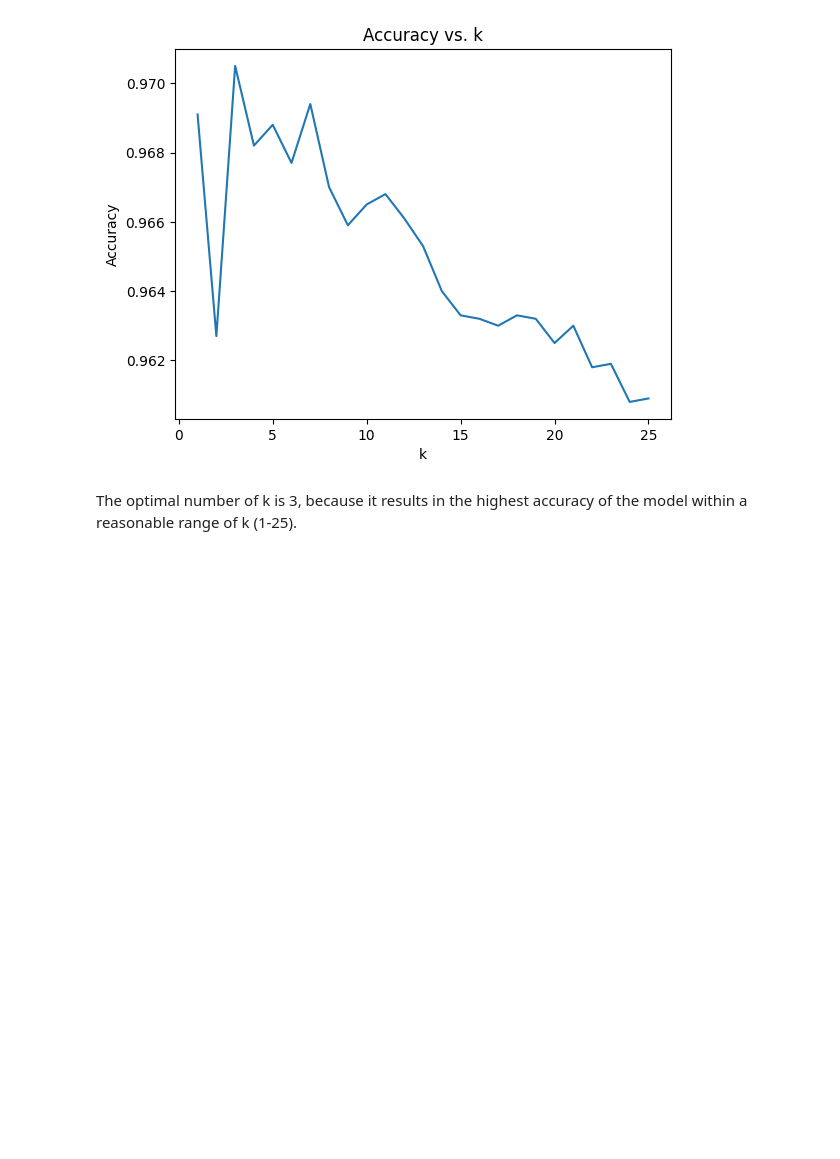
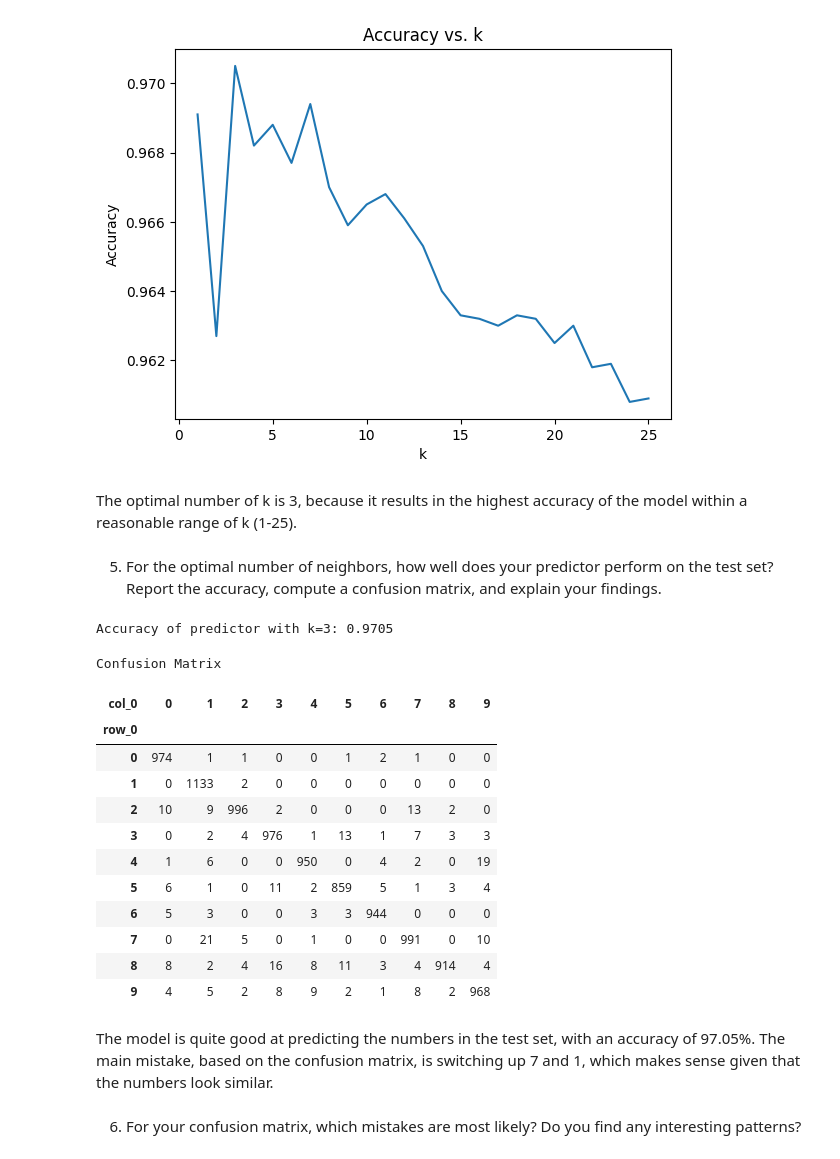
Before and after one commit to hasitanalluri/knn, a Jupyter notebook: lab/computer_vision_lab.ipynb, the cells around one changed output. Drawn from its saved outputs; the diff is of its cells as text; code cells hidden in the pictures; blank space fills up the shorter version.

```diff
--- a/lab/computer_vision_lab.ipynb
+++ b/lab/computer_vision_lab.ipynb
@@ -231,3 +231,33 @@ plt.show()
 [figure]
 # %% [markdown]
 The optimal number of k is 3, because it results in the highest accuracy of the model within a reasonable range of k (1-25).
+# %% [markdown]
+5. For the optimal number of neighbors, how well does your predictor perform on the test set? Report the accuracy, compute a confusion matrix, and explain your findings.
+# %%
+print("Accuracy of predictor with k=3:", acc_max)
+model = KNeighborsClassifier(n_neighbors=3) # Create a sk model for k=3
+fitted_model = model.fit(X_train_reshaped.values,y_train) # Train the model on training data
+y_hat = fitted_model.predict(X_test_reshaped.values) # Predict values for test set
+# %% [output]
+Accuracy of predictor with k=3: 0.9705
+# %%
+print("Confusion Matrix")
+pd.crosstab(y_test, y_hat)
+# %% [output]
+Confusion Matrix
+| col_0 | 0 | 1 | 2 | 3 | 4 | 5 | 6 | 7 | 8 | 9 |
+| row_0 |  |  |  |  |  |  |  |  |  |  |
+| 0 | 974 | 1 | 1 | 0 | 0 | 1 | 2 | 1 | 0 | 0 |
+| 1 | 0 | 1133 | 2 | 0 | 0 | 0 | 0 | 0 | 0 | 0 |
+| 2 | 10 | 9 | 996 | 2 | 0 | 0 | 0 | 13 | 2 | 0 |
+| 3 | 0 | 2 | 4 | 976 | 1 | 13 | 1 | 7 | 3 | 3 |
+| 4 | 1 | 6 | 0 | 0 | 950 | 0 | 4 | 2 | 0 | 19 |
+| 5 | 6 | 1 | 0 | 11 | 2 | 859 | 5 | 1 | 3 | 4 |
+| 6 | 5 | 3 | 0 | 0 | 3 | 3 | 944 | 0 | 0 | 0 |
+| 7 | 0 | 21 | 5 | 0 | 1 | 0 | 0 | 991 | 0 | 10 |
+| 8 | 8 | 2 | 4 | 16 | 8 | 11 | 3 | 4 | 914 | 4 |
+| 9 | 4 | 5 | 2 | 8 | 9 | 2 | 1 | 8 | 2 | 968 |
+# %% [markdown]
+The model is quite good at predicting the numbers in the test set, with an accuracy of 97.05%. The main mistake, based on the confusion matrix, is switching up 7 and 1, which makes sense given that the numbers look similar.
+# %% [markdown]
+6. For your confusion matrix, which mistakes are most likely? Do you find any interesting patterns?
```
Also changed, not shown: parts of 1 cell of this notebook.
